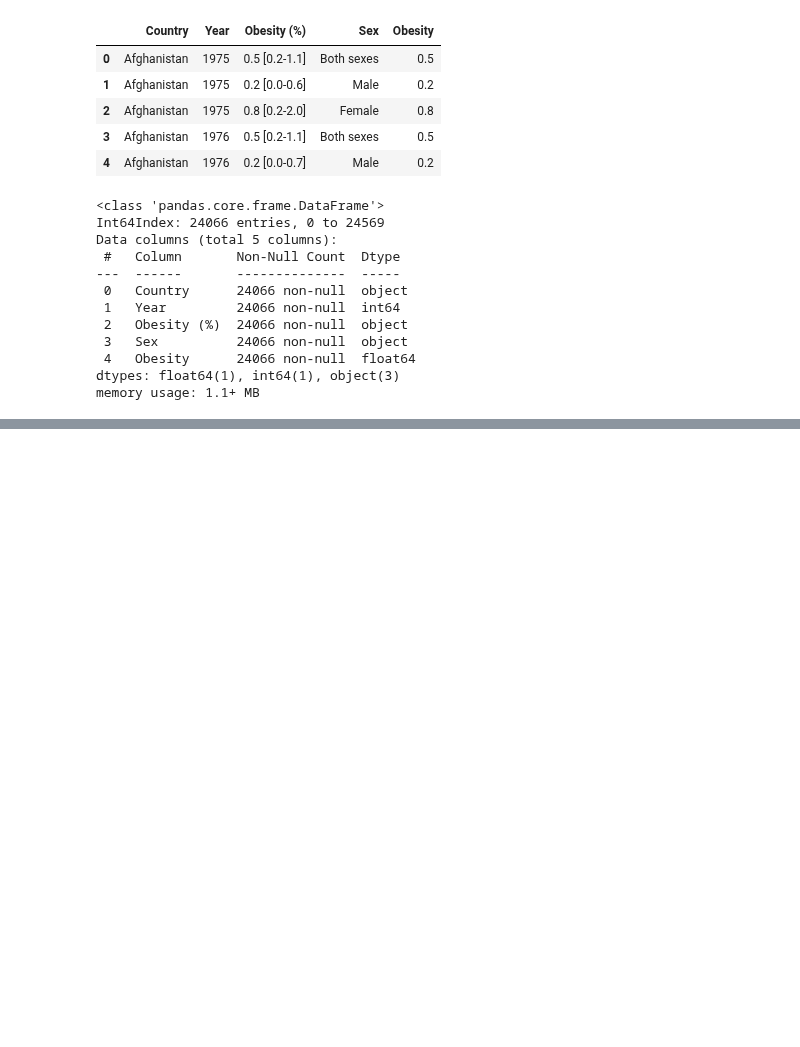
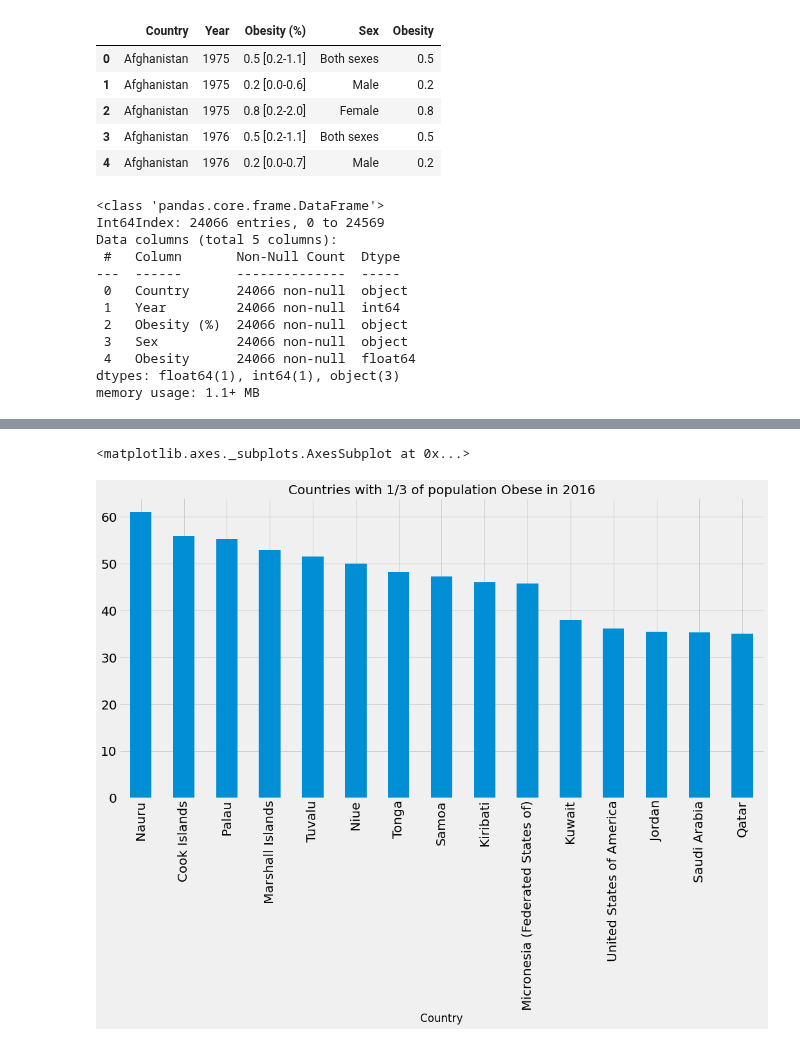
Before and after one commit to HopesDad/Py_ML_Deep_Learning, a Jupyter notebook: Obesity_Countries_EDA.ipynb, the cells around one changed output, grey strips where cells are left out. Saved outputs shown, nothing was run; the diff lists cells and outputs as text; code cells hidden in the pictures; blank space fills up the shorter version.

```diff
--- a/Obesity_Countries_EDA.ipynb
+++ b/Obesity_Countries_EDA.ipynb
@@ -143,0 +174,8 @@ memory usage: 1.1+ MB
+# %%
+fig = plt.figure(figsize=(16,8))
+
+top_obese_countries = data3[(data3["Year"]==2016) & (data3["Sex"]=="Both sexes") & (data3["Obesity"] > 33)].groupby("Country").Obesity.sum().sort_values(ascending=False)
+top_obese_countries.plot(kind="bar",title='Countries with 1/3 of population Obese in 2016', fontsize=20)
+# %% [output]
+<matplotlib.axes._subplots.AxesSubplot at 0x...>
+[figure, added]
```
Also changed, not shown: parts of 21 cells of this notebook.
